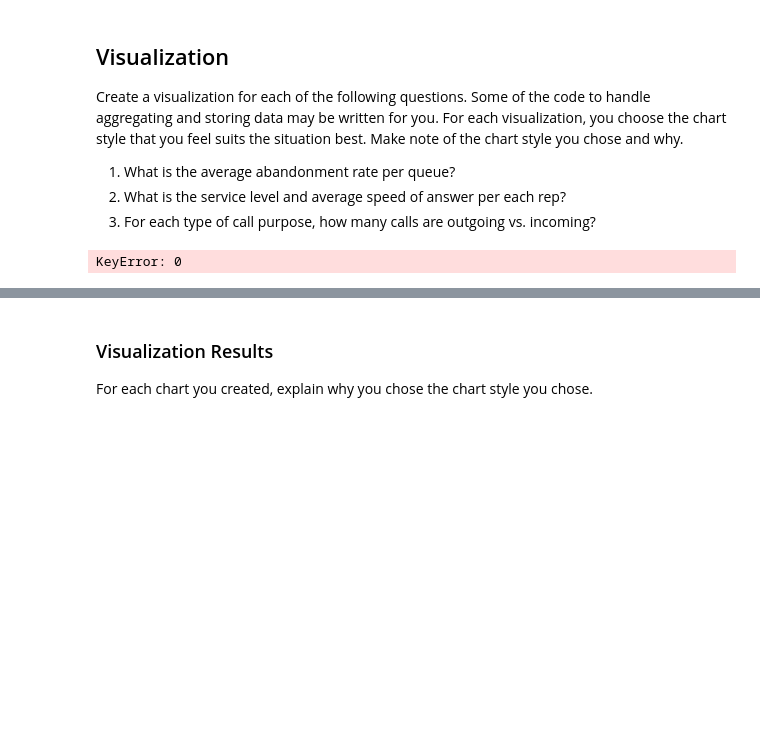
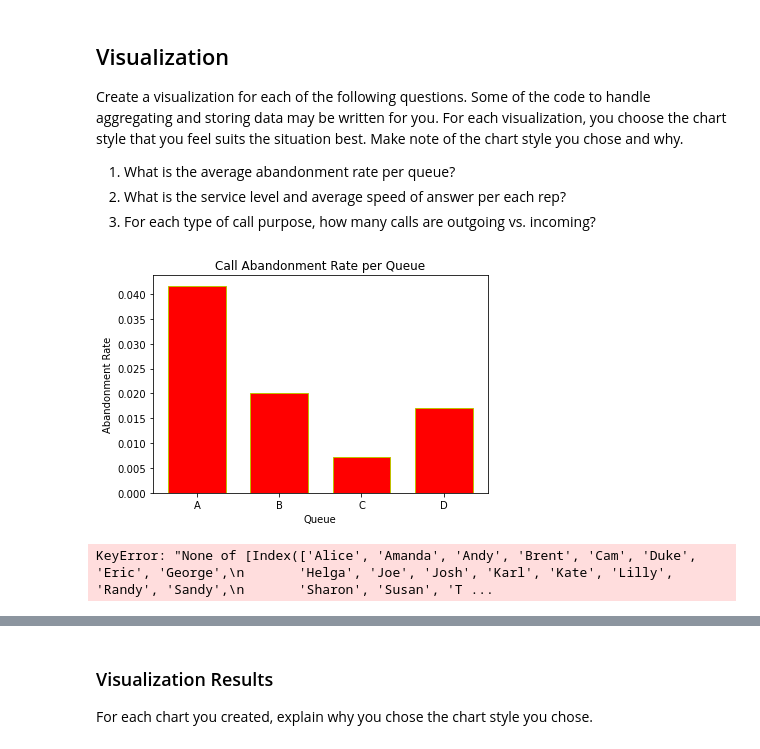
Before and after one commit to c-scalzo/call-center-cleanup-assignment, a Jupyter notebook: call-center-cleanup-assignment-main/Call Center Cleanup.ipynb, the cells around one changed output, grey strips where cells are left out. Cells and saved outputs as stored; diff of their text form; code cells hidden in the pictures; blank space fills up the shorter version.

```diff
--- a/call-center-cleanup-assignment-main/Call Center Cleanup.ipynb
+++ b/call-center-cleanup-assignment-main/Call Center Cleanup.ipynb
@@ -706,28 +709,25 @@ Create a visualization for each of the following questions. Some of the code to
 # %%
 # Create visualization 1 here
 # The dictionary abandonment_rates has the data you need.
 
+import matplotlib.pyplot as plt
+
 abandonment_rates = {}
 queues = ["A", "B", "C", "D"]
-queue_dict = north_df.groupby("Queue").agg("sum")
-for i in range(i):
+queue_dict = df.groupby("Queue").agg("sum")
+for i in range(4):
     abandonment_rates[queues[i]] = queue_dict["Abandoned"][i] / queue_dict["Calls"][i]
 
-abandonment_rates[i]
-
-# plt.plot(queues.loc['A'], label='A')
-# plt.plot(data.loc['Philippines', years], label = 'Phillipines')
-# plt.legend(loc = 'lower right', fontsize=24)
-# plt.xticks(rotation= 90, color='black')
-# plt.yticks(color='black')
-# plt.title('Abandonment Rate Per Queue', color = 'black')
-# plt.xlabel('Queue', color='black')
-# plt.ylabel('Abandonment Rate', color='black')
-# plt.style.use('fivethirtyeight')
-
-# plt.show()
+dict = {'A': 0.0417, 'B': 0.0201, 'C': 0.0073, 'D': 0.0170}
+x = list(dict.keys())
+y = list(dict.values())
+plt.bar(x,y, color='Red', edgecolor= 'y', width=0.7)
+plt.title('Call Abandonment Rate per Queue',color = 'black')
+plt.xlabel('Queue')
+plt.ylabel('Abandonment Rate')
+plt.show()
 # %% [output]
-KeyError: 0
+[figure, added]
 # %%
 # Create visualization 2 here
 # north_plt contains the data you need for the average speed of answer of each rep
@@ -737,21 +737,36 @@ plt = df.groupby("Rep ID")["Incoming Wait Time"].mean().to_frame().reset_index()
 # Finding each Rep's Personal Service Level Percentage.  Basically, Calls within 2 secs / total calls
 
 # Table 1: Total Incoming calls less than 2 seconds grouped by Rep
-quick_calls = north_df[north_df["Incoming Wait Time"] <= 2.0]
+quick_calls = df[df["Incoming Wait Time"] <= 2.0]
 quick_reps = quick_calls[["Rep ID", "Calls"]]
 quick_stats = quick_reps.groupby(["Rep ID"]).sum()  # Final Table
 
-
 # Table 2: Total Incoming Calls Only grouped by Rep
-total_calls_in = north_df[north_df["Incoming or Outgoing"] == "Incoming"]
+total_calls_in = df[df["Incoming or Outgoing"] == "Incoming"]
 rep_calls = total_calls_in[["Rep ID", "Calls"]]
 total_stats = rep_calls.groupby(["Rep ID"]).sum() # Final Table
+
 
 #  Table 3: Service Level Percentage created via merge
 service_level = pd.merge(quick_stats, total_stats, on="Rep ID")
 
 # Create Percentage Column in Table 3
 service_level["Service Level %"] = service_level["Calls_x"]/service_level["Calls_y"] * 100
+
+
+wait_stats = [2.5, 2.4, 3.6, 2.13, 2.91, 2.79, 2.61, 3.16, 3.27, 3.6, 3.4, 2.9, 3.4, 3.1, 3, 2.6, 3.6, 2.9, 3.5, 3.3]
+service_stats = [50, 60, 30, 75, 45.45, 42.86, 55.55, 30.77, 27.27, 20, 22.22, 33.33, 27.27, 33.33, 43.75, 53.85, 12.5, 41.67, 33.33, 33.33]
+reps = ['Alice', 'Amanda', 'Andy', 'Brent', 'Cam', 'Duke', 'Eric', 'George', 'Helga', 'Joe', 'Josh', 'Karl', 'Kate', 'Lilly', 'Randy', 'Sandy', 'Sharon', 'Susan', 'Todd', 'Xander']
+plt.plot(reps, wait_stats, label = 'Average Speed of Answer')
+plt.plot(reps, service_stats, label = 'Service Level')
+plt.xlabel('Reps')
+plt.ylabel('Stats')
+plt.title('Service Level and Avg Speed per Rep')
+plt.show()
+
+#couldn't get this chart to output correctly
+# %% [output]
+KeyError: "None of [Index(['Alice', 'Amanda', 'Andy', 'Brent', 'Cam', 'Duke', 'Eric', 'George',\n       'Helga', 'Joe', 'Josh', 'Karl', 'Kate', 'Lilly', 'Randy', 'Sandy',\n       'Sharon', 'Susan', 'T ...
 # %%
 # Create visualization 3 here
 # The three dictionaries, complaints, sales_support, and product_support, have the information you need
```
Also changed, not shown: parts of 9 cells of this notebook, 1 other file.
